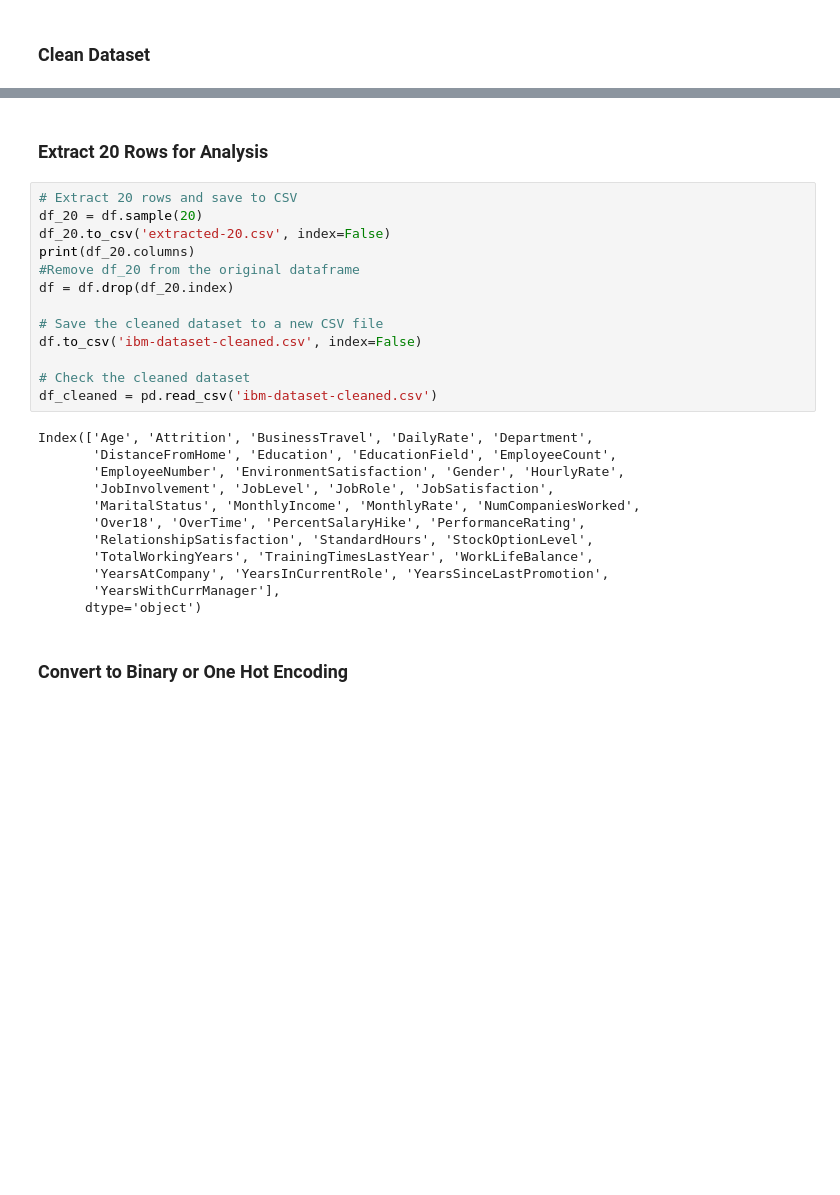
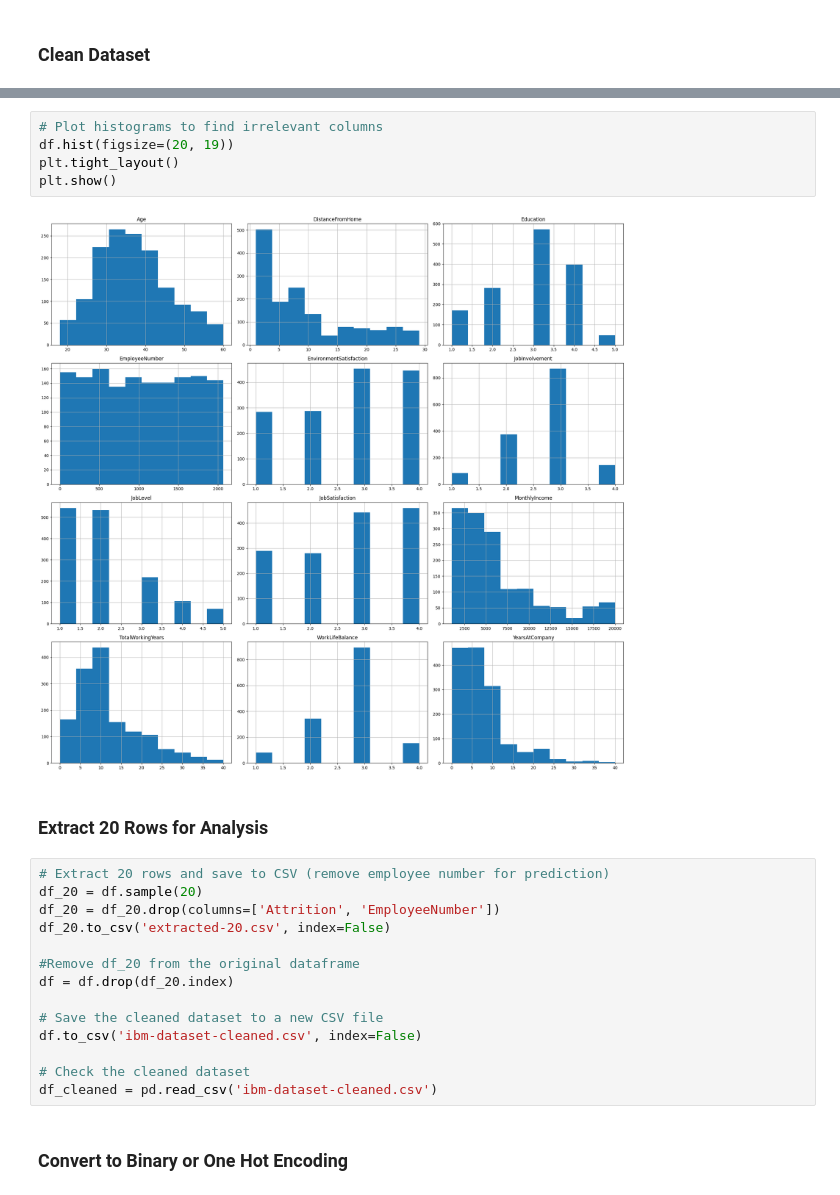
Before and after one commit to swornimashakya/summer-project, a Jupyter notebook: project/notebooks/data-cleaning.ipynb, the cells around one changed output, grey strips where cells are left out. Drawn from its saved outputs; the diff is of its cells as text; blank space fills up the shorter version.

```diff
--- a/project/notebooks/data-cleaning.ipynb
+++ b/project/notebooks/data-cleaning.ipynb
@@ -36,10 +56,18 @@ Index([], dtype='object')
+# %%
+# Plot histograms to find irrelevant columns
+df.hist(figsize=(20, 19))
+plt.tight_layout()
+plt.show()
+# %% [output]
+[figure, added]
 # %% [markdown]
 ### Extract 20 Rows for Analysis
 # %%
-# Extract 20 rows and save to CSV
+# Extract 20 rows and save to CSV (remove employee number for prediction)
 df_20 = df.sample(20)
+df_20 = df_20.drop(columns=['Attrition', 'EmployeeNumber'])
 df_20.to_csv('extracted-20.csv', index=False)
-print(df_20.columns)
+
 #Remove df_20 from the original dataframe
 df = df.drop(df_20.index)
 
@@ -48,18 +76,6 @@ df.to_csv('ibm-dataset-cleaned.csv', index=False)
 
 # Check the cleaned dataset
 df_cleaned = pd.read_csv('ibm-dataset-cleaned.csv')
-# %% [output]
-Index(['Age', 'Attrition', 'BusinessTravel', 'DailyRate', 'Department',
-       'DistanceFromHome', 'Education', 'EducationField', 'EmployeeCount',
-       'EmployeeNumber', 'EnvironmentSatisfaction', 'Gender', 'HourlyRate',
-       'JobInvolvement', 'JobLevel', 'JobRole', 'JobSatisfaction',
-       'MaritalStatus', 'MonthlyIncome', 'MonthlyRate', 'NumCompaniesWorked',
-       'Over18', 'OverTime', 'PercentSalaryHike', 'PerformanceRating',
-       'RelationshipSatisfaction', 'StandardHours', 'StockOptionLevel',
-       'TotalWorkingYears', 'TrainingTimesLastYear', 'WorkLifeBalance',
-       'YearsAtCompany', 'YearsInCurrentRole', 'YearsSinceLastPromotion',
-       'YearsWithCurrManager'],
-      dtype='object')
 # %% [markdown]
 ### Convert to Binary or One Hot Encoding
 # %%
```
Also changed, not shown: parts of 5 cells of this notebook, 9 other files.
